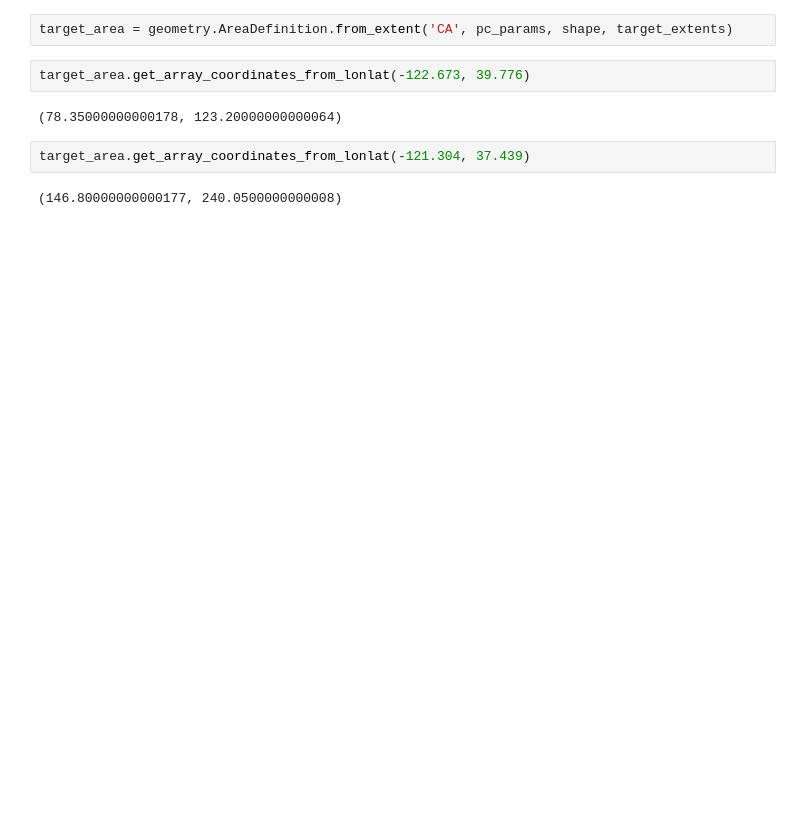
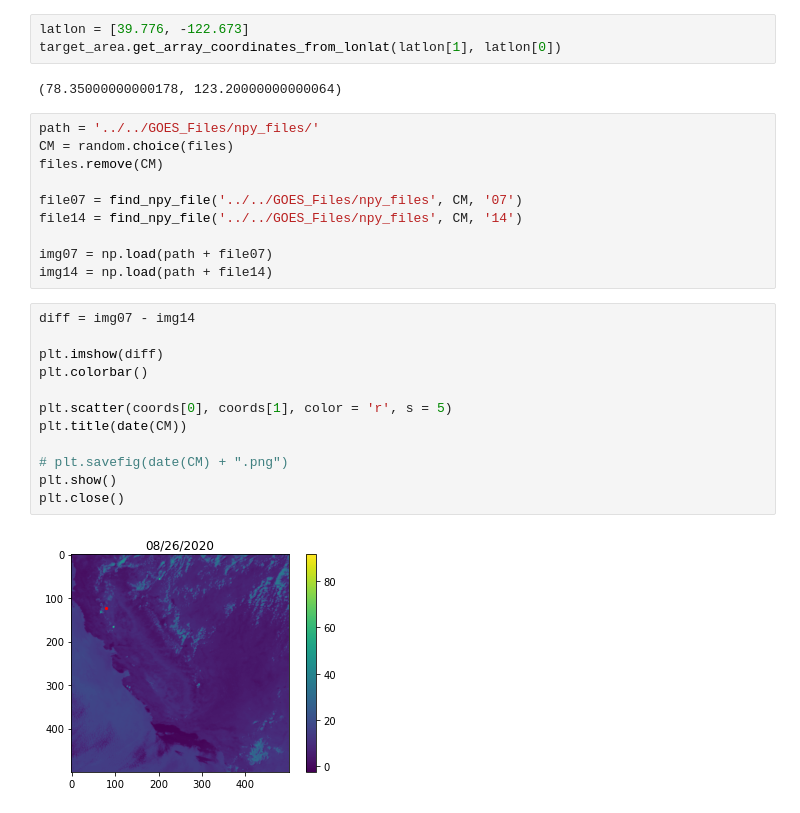
Before and after one commit to ccny-glasslab/Fires, a Jupyter notebook: Identifying Fires/fire_points.ipynb, the cells around one changed output. Cells and saved outputs as stored; diff of their text form; blank space fills up the shorter version.

```diff
--- a/Identifying Fires/fire_points.ipynb
+++ b/Identifying Fires/fire_points.ipynb
@@ -16,10 +54,29 @@ shape = [target_rows, target_cols]
-# %%
-target_area = geometry.AreaDefinition.from_extent('CA', pc_params, shape, target_extents)
-# %%
-target_area.get_array_coordinates_from_lonlat(-122.673, 39.776)
-# %% [output]
-(78.35000000000178, 123.20000000000064)
-# %%
-target_area.get_array_coordinates_from_lonlat(-121.304, 37.439)
-# %% [output]
-(146.80000000000177, 240.0500000000008)
+# %%
+latlon = [39.776, -122.673]
+target_area.get_array_coordinates_from_lonlat(latlon[1], latlon[0])
+# %% [output]
+(78.35000000000178, 123.20000000000064)
+# %%
+path = '../../GOES_Files/npy_files/'
+CM = random.choice(files)
+files.remove(CM)
+
+file07 = find_npy_file('../../GOES_Files/npy_files', CM, '07')
+file14 = find_npy_file('../../GOES_Files/npy_files', CM, '14')
+
+img07 = np.load(path + file07)
+img14 = np.load(path + file14)
+# %%
+diff = img07 - img14
+
+plt.imshow(diff)
+plt.colorbar()
+
+plt.scatter(coords[0], coords[1], color = 'r', s = 5)
+plt.title(date(CM))
+
+# plt.savefig(date(CM) + ".png")
+plt.show()
+plt.close()
+# %% [output]
+[figure, added]
```
Also changed, not shown: parts of 3 cells of this notebook, 5 other files.
